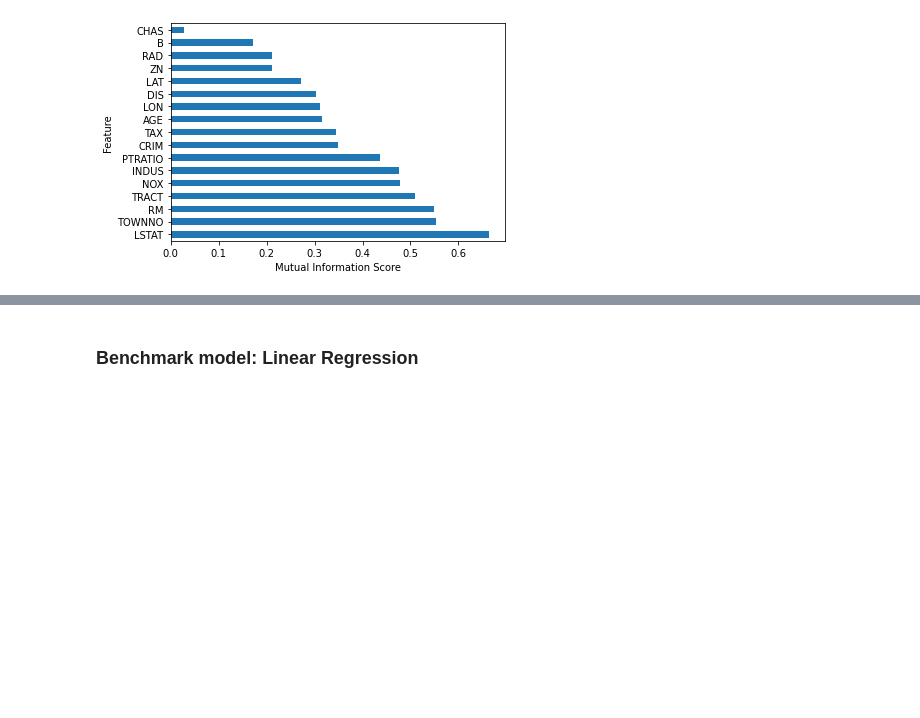
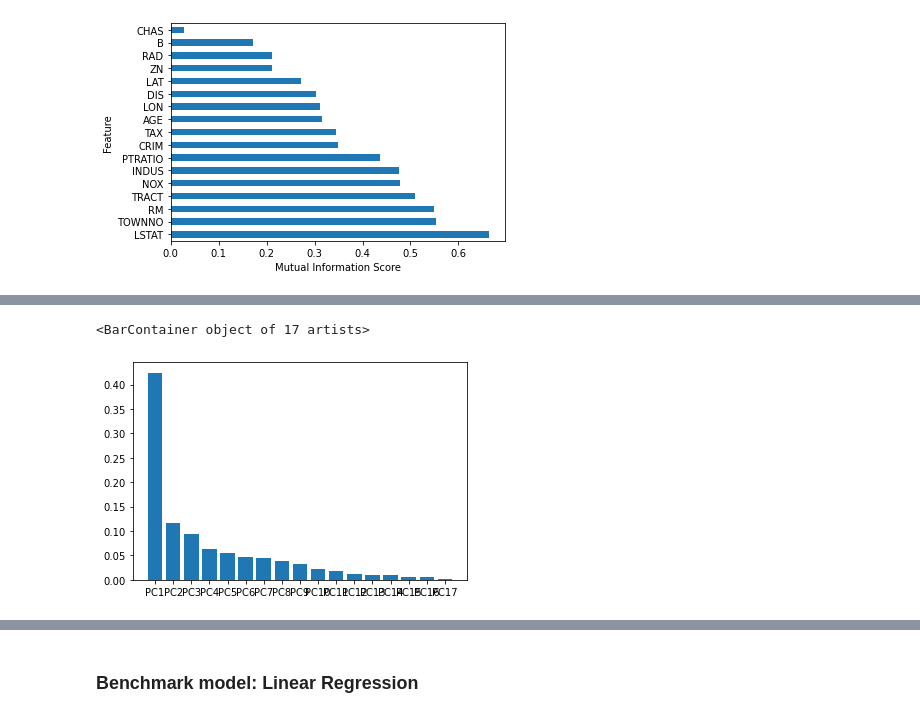
Before and after one commit to jsg16/aihack2021, a Jupyter notebook: data_exploration.ipynb, the cells around one changed output, grey strips where cells are left out. Cells and saved outputs as stored; diff of their text form; code cells hidden in the pictures; blank space fills up the shorter version.

```diff
--- a/data_exploration.ipynb
+++ b/data_exploration.ipynb
@@ -186,0 +189,10 @@ plt.show()
+# %%
+from sklearn.decomposition import PCA
+
+pca = PCA()
+X_train_pca = pca.fit_transform(X_train_sc)
+
+component_names = [f"PC{i+1}" for i in range(X_train_pca.shape[1])]
+X_train_pca_df = pd.DataFrame(X_train_pca, columns=component_names)
+
+X_train_pca_df.head()
@@ -186,0 +222,5 @@ plt.show()
+# %%
+plt.bar(component_names, pca.explained_variance_ratio_)
+# %% [output]
+<BarContainer object of 17 artists>
+[figure, added]
```
Also changed, not shown: parts of 6 cells of this notebook.
